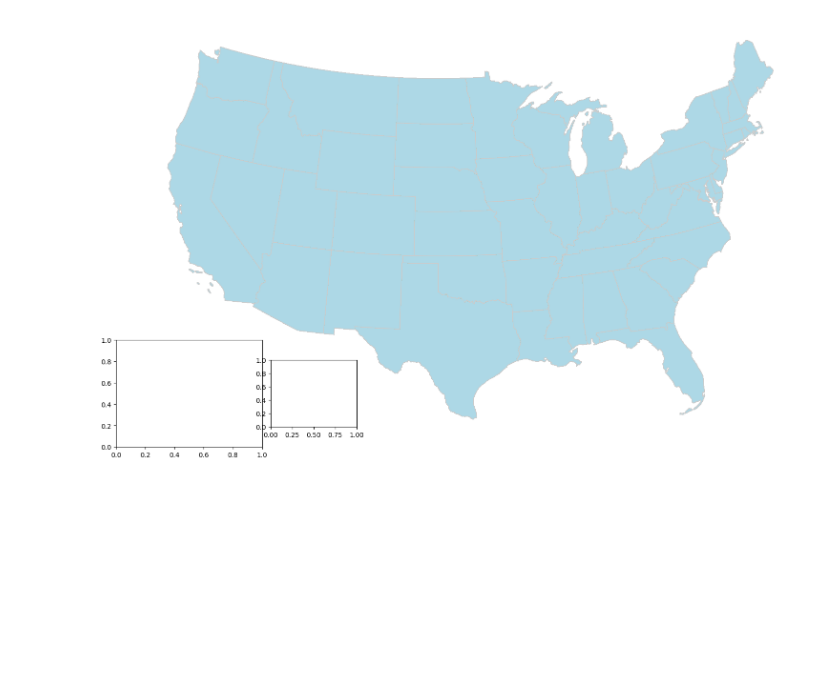
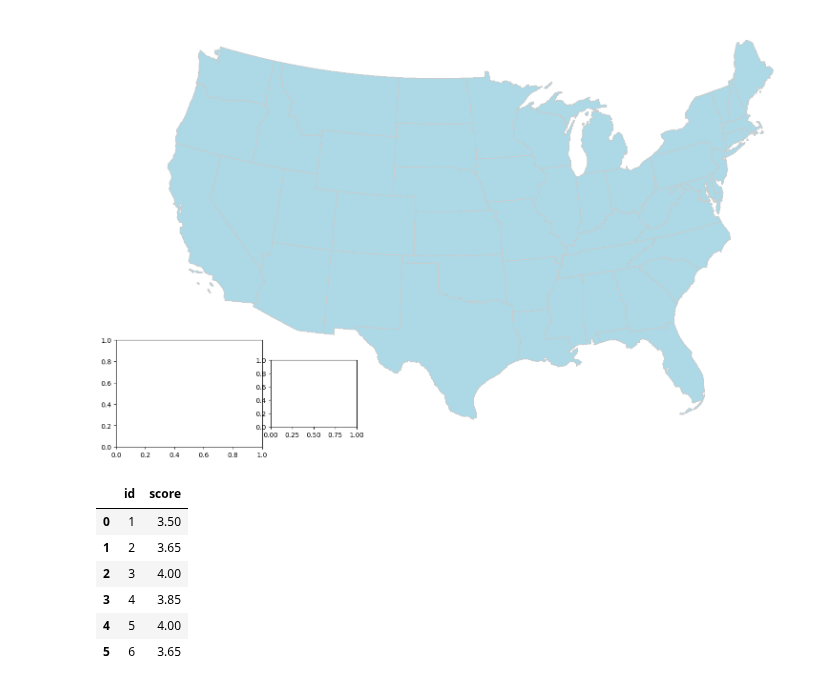
Before and after one commit to andyguo0228/maven_healthcare, a Jupyter notebook: geoplot.ipynb, the cells around one changed output. Cells and saved outputs as stored; diff of their text form; code cells hidden in the pictures; blank space fills up the shorter version.

```diff
--- a/geoplot.ipynb
+++ b/geoplot.ipynb
@@ -144,3 +144,21 @@ df_nps = state_results.pivot_table(index=['measure_id', 'state'],
 
 # df_nps = p_table.sort_values(by=['state', 'measure_id'], ascending=True)
 df_nps
+# %%
+import pandas as pd
+
+# Create the dataframe based on the provided table
+data = {
+    'id': [1, 2, 3, 4, 5, 6],
+    'score': [3.50, 3.65, 4.00, 3.85, 4.00, 3.65]
+}
+df = pd.DataFrame(data)
+df
+# %% [output]
+|  | id | score |
+| 0 | 1 | 3.50 |
+| 1 | 2 | 3.65 |
+| 2 | 3 | 4.00 |
+| 3 | 4 | 3.85 |
+| 4 | 5 | 4.00 |
+| 5 | 6 | 3.65 |
```
Also changed, not shown: parts of 3 cells of this notebook, 1 other file.
